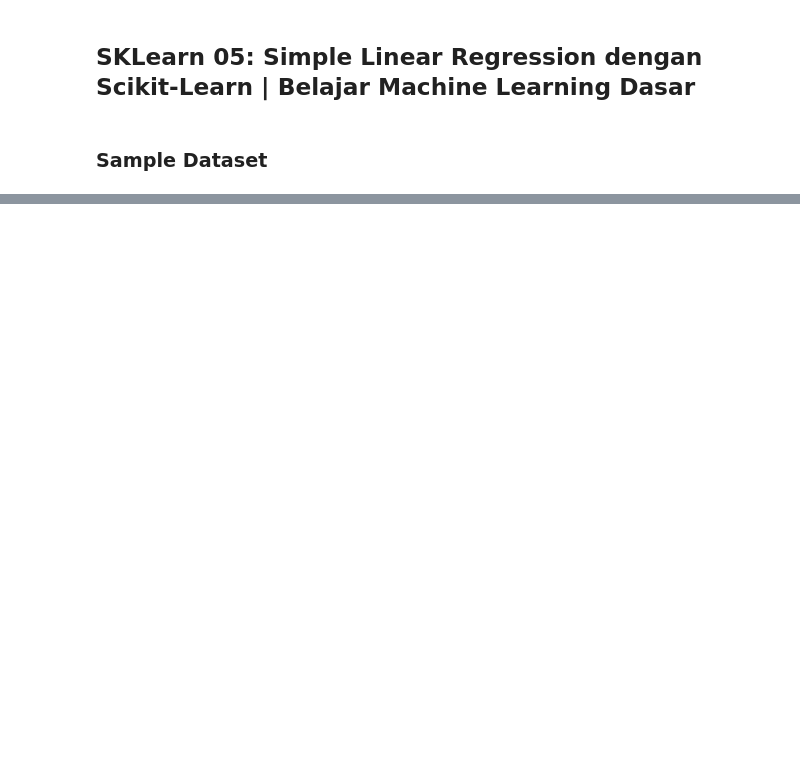
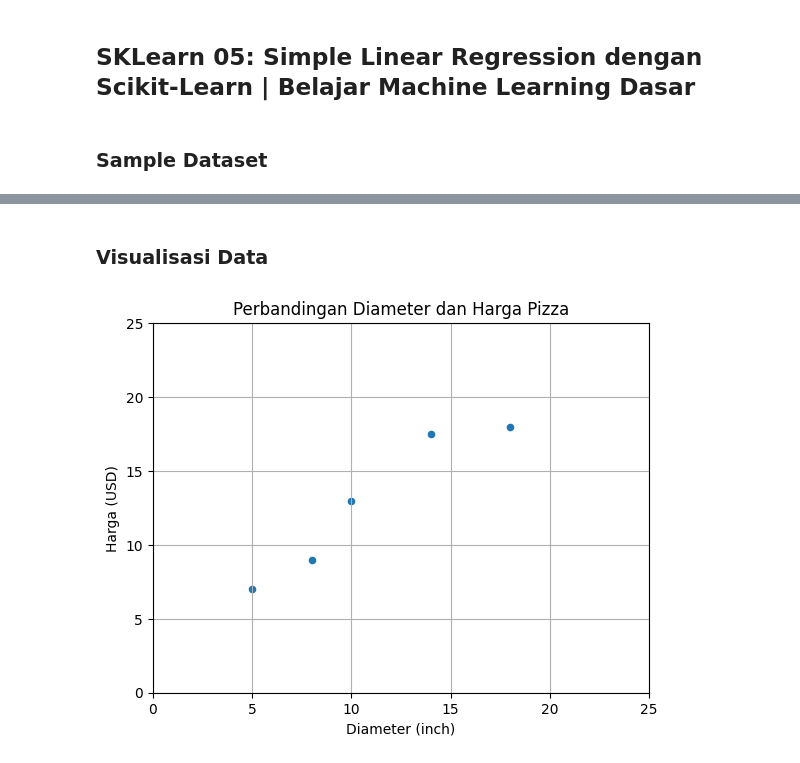
Before and after one commit to LatiefDataVisionary/scikit-learn-with-indonesia-belajar, a Jupyter notebook: SKLearn_05_Simple_Linear_Regression_dengan_Scikit_Learn.ipynb, the cells around one changed output, grey strips where cells are left out. Saved outputs shown, nothing was run; the diff lists cells and outputs as text; code cells hidden in the pictures; blank space fills up the shorter version.

Commit message:
Visualisasi Data

```diff
--- a/SKLearn_05_Simple_Linear_Regression_dengan_Scikit_Learn.ipynb
+++ b/SKLearn_05_Simple_Linear_Regression_dengan_Scikit_Learn.ipynb
@@ -19,3 +19,19 @@ pizza_df
 | 2 | 10 | 13.0 |
 | 3 | 14 | 17.5 |
 | 4 | 18 | 18.0 |
+# %% [markdown]
+### **Visualisasi Data**
+# %%
+import matplotlib.pyplot as plt
+
+pizza_df.plot(kind='scatter', x='diameter', y='harga')
+
+plt.title('Perbandingan Diameter dan Harga Pizza')
+plt.xlabel('Diameter (inch)')
+plt.ylabel('Harga (USD)')
+plt.xlim(0, 25)
+plt.ylim(0, 25)
+plt.grid(True)
+plt.show()
+# %% [output]
+[figure, added]
```
Also changed, not shown: parts of 1 cell of this notebook.
